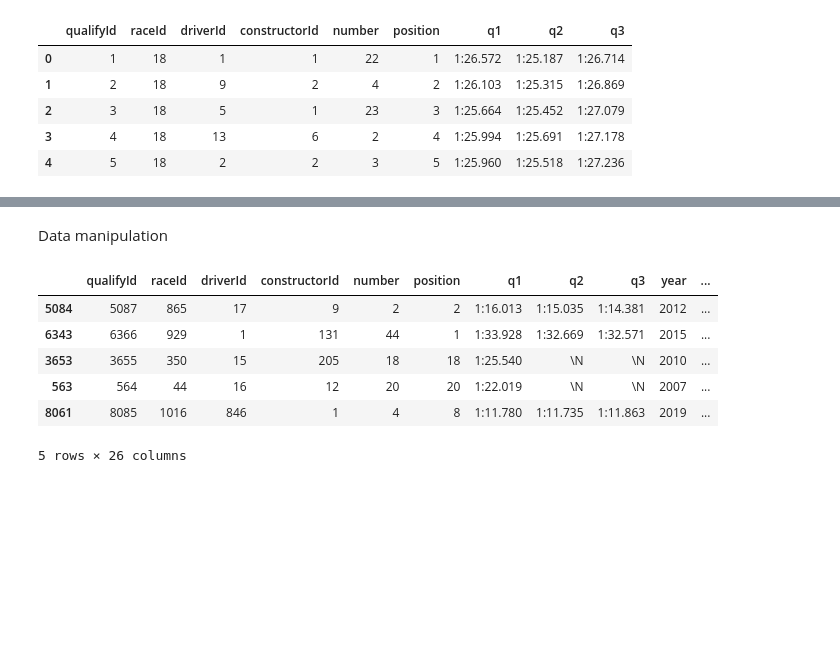
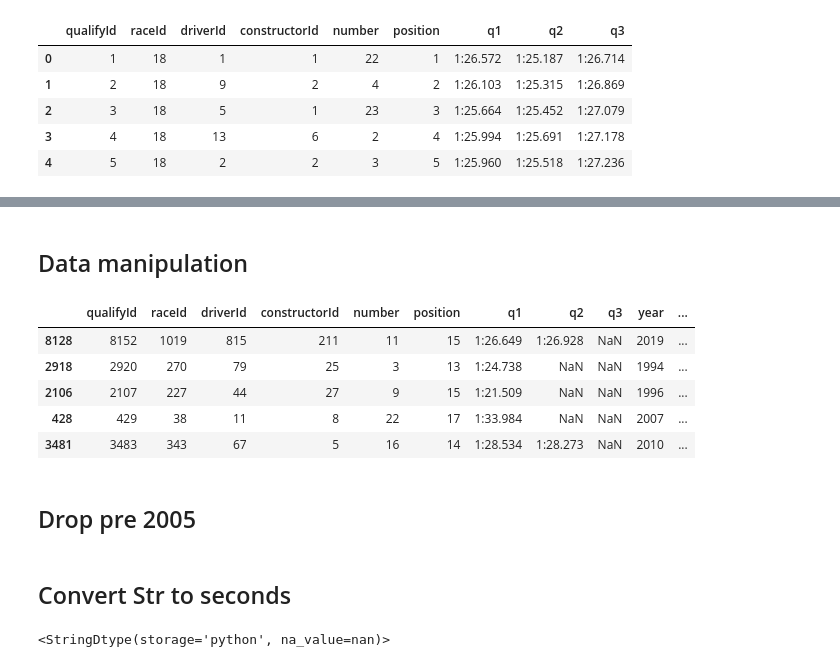
Before and after one commit to MDTahsinAlam/ml-price-predictor, a Jupyter notebook: 01_eda.ipynb, the cells around one changed output, grey strips where cells are left out. Cells and saved outputs as stored; diff of their text form; code cells hidden in the pictures; blank space fills up the shorter version.

```diff
--- a/01_eda.ipynb
+++ b/01_eda.ipynb
@@ -5,10 +5,12 @@ Import
 # %%
 import pandas as pd
+pd.set_option('display.max_columns', None)
+pd.set_option('display.max_rows', 10)
 
-qualifying = pd.read_csv("F1(1950 - 2024) data\\raw\\qualifying.csv")
-races = pd.read_csv("F1(1950 - 2024) data\\raw\\races.csv")
-drivers = pd.read_csv("F1(1950 - 2024) data\\raw\\drivers.csv")
-constructors = pd.read_csv("F1(1950 - 2024) data\\raw\\constructors.csv")
+qualifying = pd.read_csv("F1(1950 - 2024) data\\raw\\qualifying.csv" , na_values=['\\N'])
+races = pd.read_csv("F1(1950 - 2024) data\\raw\\races.csv", na_values=['\\N'])
+drivers = pd.read_csv("F1(1950 - 2024) data\\raw\\drivers.csv", na_values=['\\N'])
+constructors = pd.read_csv("F1(1950 - 2024) data\\raw\\constructors.csv", na_values=['\\N'])
 
 print('Data loaded successfully')
 # %% [output]
@@ -51,12 +55,14 @@ races.sample(5)
 # %% [markdown]
-Data manipulation
+## Data manipulation
 # %%
-df = pd.merge(qualifying, races, how='left', on='raceId').sample(5)
+df = pd.merge(qualifying, races, how='left', on='raceId')
+df.sample(5)
 # %% [output]
 |  | qualifyId | raceId | driverId | constructorId | number | position | q1 | q2 | q3 | year | ... |
-| 5084 | 5087 | 865 | 17 | 9 | 2 | 2 | 1:16.013 | 1:15.035 | 1:14.381 | 2012 | ... |
-| 6343 | 6366 | 929 | 1 | 131 | 44 | 1 | 1:33.928 | 1:32.669 | 1:32.571 | 2015 | ... |
-| 3653 | 3655 | 350 | 15 | 205 | 18 | 18 | 1:25.540 | \N | \N | 2010 | ... |
-| 563 | 564 | 44 | 16 | 12 | 20 | 20 | 1:22.019 | \N | \N | 2007 | ... |
-| 8061 | 8085 | 1016 | 846 | 1 | 4 | 8 | 1:11.780 | 1:11.735 | 1:11.863 | 2019 | ... |
+| 8128 | 8152 | 1019 | 815 | 211 | 11 | 15 | 1:26.649 | 1:26.928 | NaN | 2019 | ... |
+| 2918 | 2920 | 270 | 79 | 25 | 3 | 13 | 1:24.738 | NaN | NaN | 1994 | ... |
+| 2106 | 2107 | 227 | 44 | 27 | 9 | 15 | 1:21.509 | NaN | NaN | 1996 | ... |
+| 428 | 429 | 38 | 11 | 8 | 22 | 17 | 1:33.984 | NaN | NaN | 2007 | ... |
+| 3481 | 3483 | 343 | 67 | 5 | 16 | 14 | 1:28.534 | 1:28.273 | NaN | 2010 | ... |
-5 rows × 26 columns
+# %% [markdown]
+## Drop pre 2005
@@ -62,0 +71,6 @@ df = pd.merge(qualifying, races, how='left', on='raceId').sample(5)
+# %% [markdown]
+## Convert Str to seconds
+# %%
+df['q1'].dtypes
+# %% [output]
+<StringDtype(storage='python', na_value=nan)>
```
Also changed, not shown: parts of 23 cells of this notebook.
